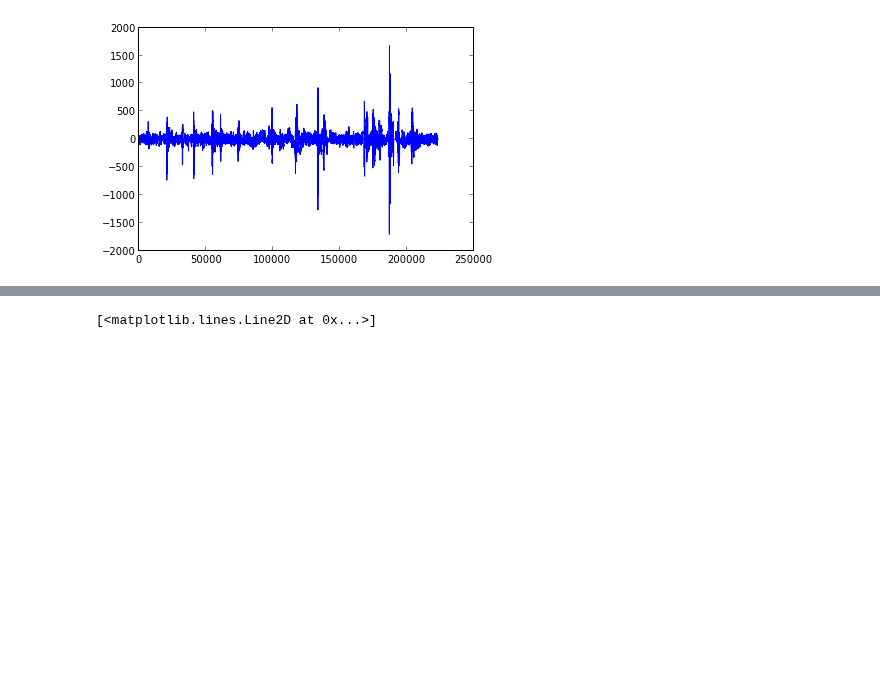
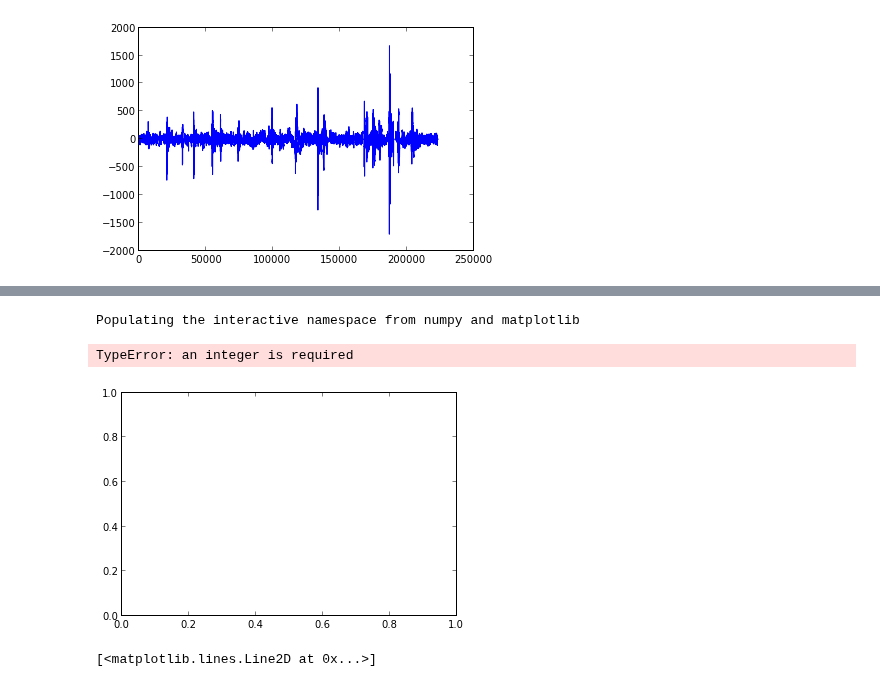
Before and after one commit to flowersteam/explauto, a Jupyter notebook: notebook/musical_arm_2.ipynb, the cells around one changed output, grey strips where cells are left out. Cells and saved outputs as stored; diff of their text form; code cells hidden in the pictures; blank space fills up the shorter version.

```diff
--- a/notebook/musical_arm_2.ipynb
+++ b/notebook/musical_arm_2.ipynb
@@ -102,3 +71,16 @@ from librosa import load
+# %%
+%pylab inline
+ax = axes()
+r = [[-1, 1], [-1, 1]]
+print product(*r)
+for s, e in itertools.combinations(np.array(list(product(*r))), 2):
+    print s, e
+    if np.sum(np.abs(s-e)) == r[1]-r[0]:
+        ax.plot(*zip(s,e), color="b")
+# %% [output]
+Populating the interactive namespace from numpy and matplotlib
+TypeError: an integer is required
+[figure, added]
 # %%
 s, r = load('../data/4409__pinkyfinger__piano-notes-1-octave/68437__pinkyfinger__piano-a.wav')
 # %%
```
Also changed, not shown: parts of 7 cells of this notebook, 2 other files.
